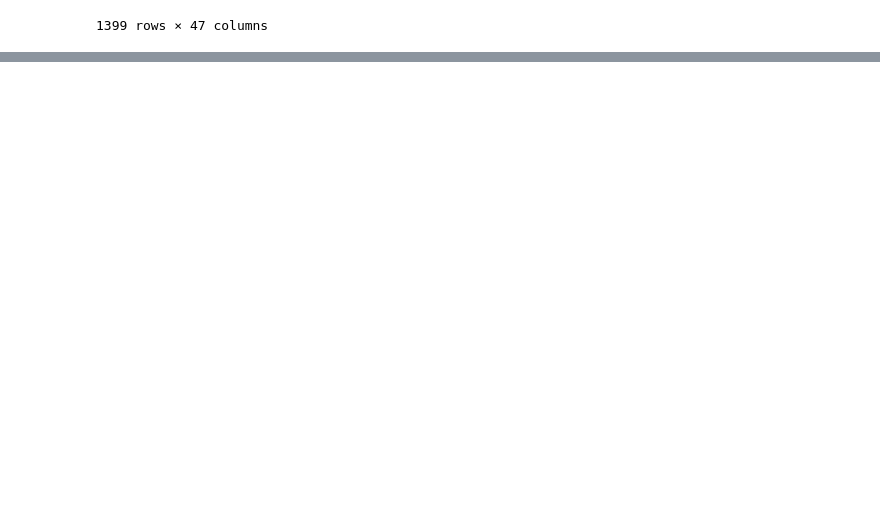
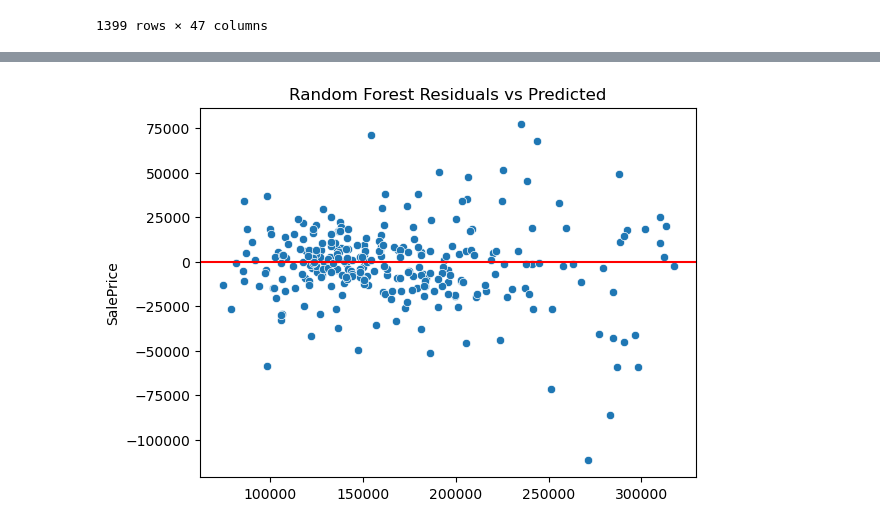
Before and after one commit to khadazhaia/house-prices-regression, a Jupyter notebook: code/03model.ipynb, the cells around one changed output, grey strips where cells are left out. Cells and saved outputs as stored; diff of their text form; code cells hidden in the pictures; blank space fills up the shorter version.

```diff
--- a/code/03model.ipynb
+++ b/code/03model.ipynb
@@ -51,0 +94,15 @@ R² Score: 0.85
+# %%
+# Random Forest Regressor Model
+random = RandomForestRegressor(random_state=42)
+random.fit(X_train, y_train)
+random.score(X_test, y_test)
+
+# Prediction Model
+random_pred = random.predict(X_test)
+
+# Evaluation
+random_rmse = root_mean_squared_error(y_test, random_pred)
+random_r2 = r2_score(y_test, random_pred)
+
+print(f"Random Forest Regressor RMSE: {random_rmse:.2f}")
+print(f"Random Forest Regressor R2 Score: {random_r2:.2f}")
@@ -51,0 +118,6 @@ R² Score: 0.85
+# %%
+residual = y_test - random_pred
+
+sns.histplot(residual, kde=True)
+plt.title("Random Forest Residual Distribution")
+plt.show()
@@ -51,0 +126,7 @@ R² Score: 0.85
+# %%
+sns.scatterplot(x=random_pred, y=residual)
+plt.axhline(0, color="red")
+plt.title("Random Forest Residuals vs Predicted")
+plt.show()
+# %% [output]
+[figure, added]
```
Also changed, not shown: parts of 14 cells of this notebook, 2 other files.
